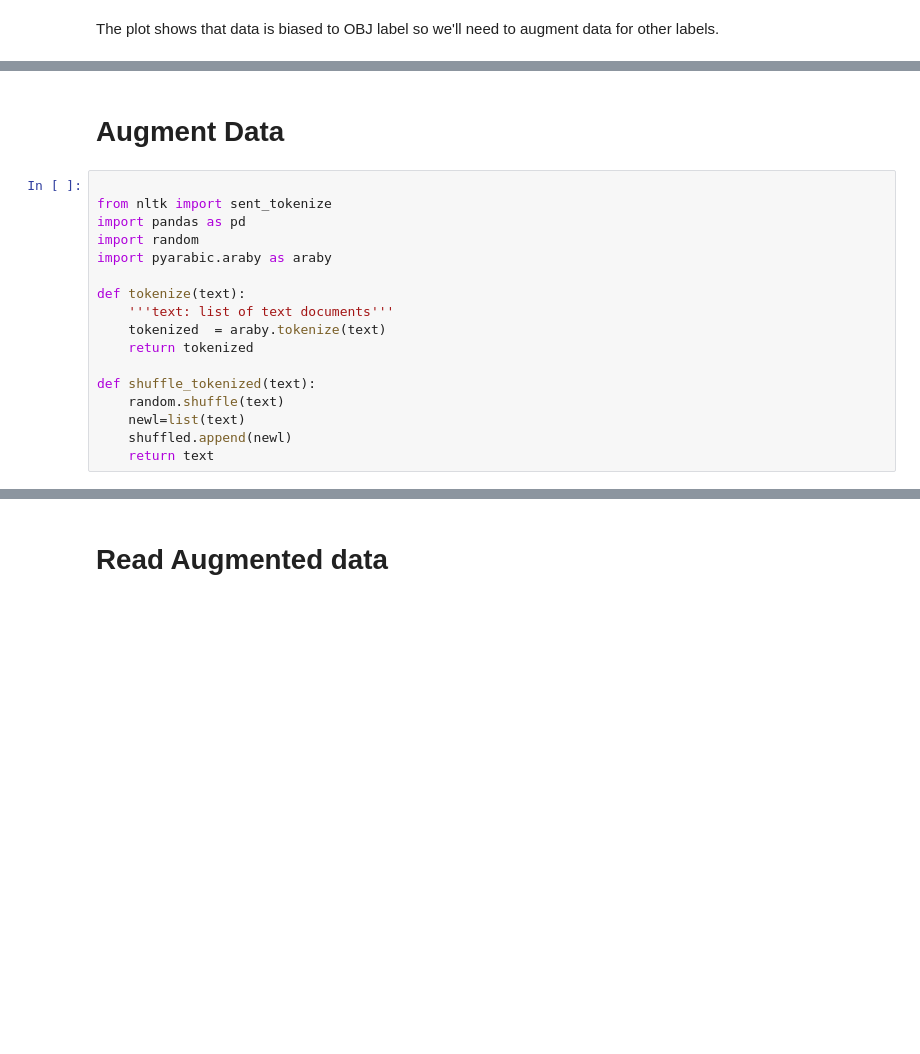
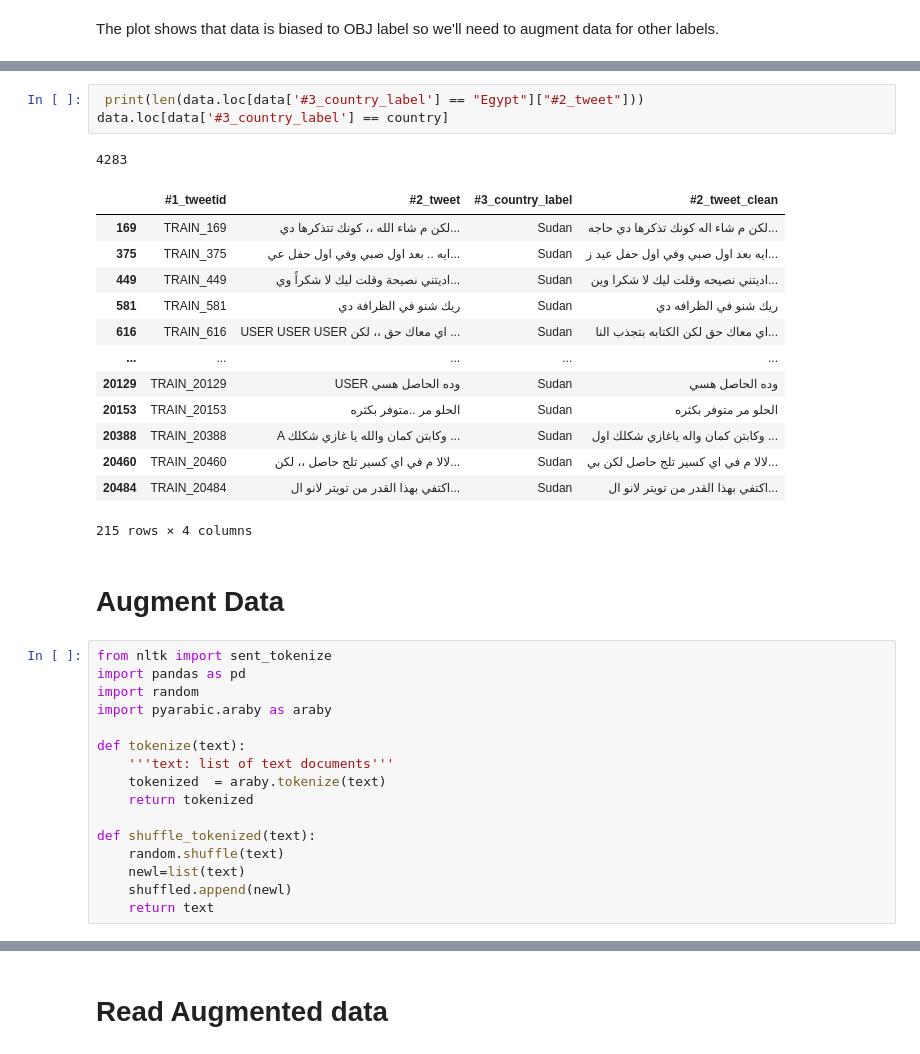
Before and after one commit to OmarSayedMostafa/Nuanced-Arabic-Dialect-Identification, a Jupyter notebook: Explore Data.ipynb, the cells around one changed output, grey strips where cells are left out. Drawn from its saved outputs; the diff is of its cells as text; blank space fills up the shorter version.

```diff
--- a/Explore Data.ipynb
+++ b/Explore Data.ipynb
@@ -27,7 +87,24 @@ The plot shows that data is biased to OBJ label so we'll need to augment data fo
+# %%
+ print(len(data.loc[data['#3_country_label'] == "Egypt"]["#2_tweet"]))
+data.loc[data['#3_country_label'] == country]
+# %% [output]
+4283
+|  | #1_tweetid | #2_tweet | #3_country_label | #2_tweet_clean |
+| 169 | TRAIN_169 | لكن م شاء الله ،، كونك تتذكرها دي... | Sudan | لكن م شاء اله كونك تذكرها دي حاجه... |
+| 375 | TRAIN_375 | ايه .. بعد اول صبي وفي اول حفل عي... | Sudan | ايه بعد اول صبي وفي اول حفل عيد ز... |
+| 449 | TRAIN_449 | اديتني نصيحة وقلت ليك لا شكراً وي... | Sudan | اديتني نصيحه وقلت ليك لا شكرا وين... |
+| 581 | TRAIN_581 | ريك شنو في الظرافة دي | Sudan | ريك شنو في الظرافه دي |
+| 616 | TRAIN_616 | USER USER USER اي معاك حق ،، لكن ... | Sudan | اي معاك حق لكن الكتابه بتجذب النا... |
+| ... | ... | ... | ... | ... |
+| 20129 | TRAIN_20129 | USER وده الحاصل هسي | Sudan | وده الحاصل هسي |
+| 20153 | TRAIN_20153 | الحلو مر ..متوفر بكثره | Sudan | الحلو مر متوفر بكثره |
+| 20388 | TRAIN_20388 | A وكابتن كمان والله يا غازي شكلك ... | Sudan | وكابتن كمان واله ياغازي شكلك اول ... |
+| 20460 | TRAIN_20460 | لالا م في اي كسير تلج حاصل ،، لكن... | Sudan | لالا م في اي كسير تلج حاصل لكن بي... |
+| 20484 | TRAIN_20484 | اكتفي بهذا القدر من تويتر لانو ال... | Sudan | اكتفي بهذا القدر من تويتر لانو ال... |
+215 rows × 4 columns
 # %% [markdown]
 # Augment Data
 # %%
-
 from nltk import sent_tokenize
 import pandas as pd
 import random
```
Also changed, not shown: parts of 13 cells of this notebook.
